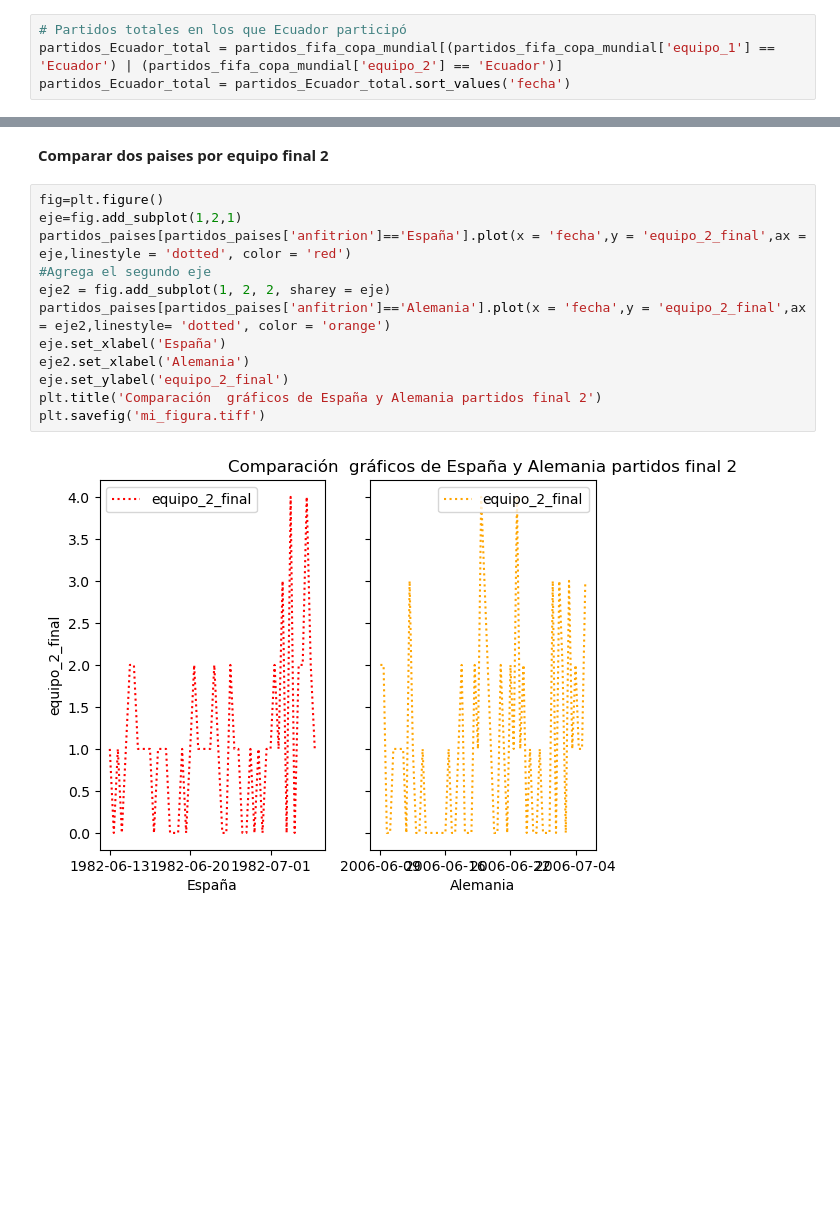
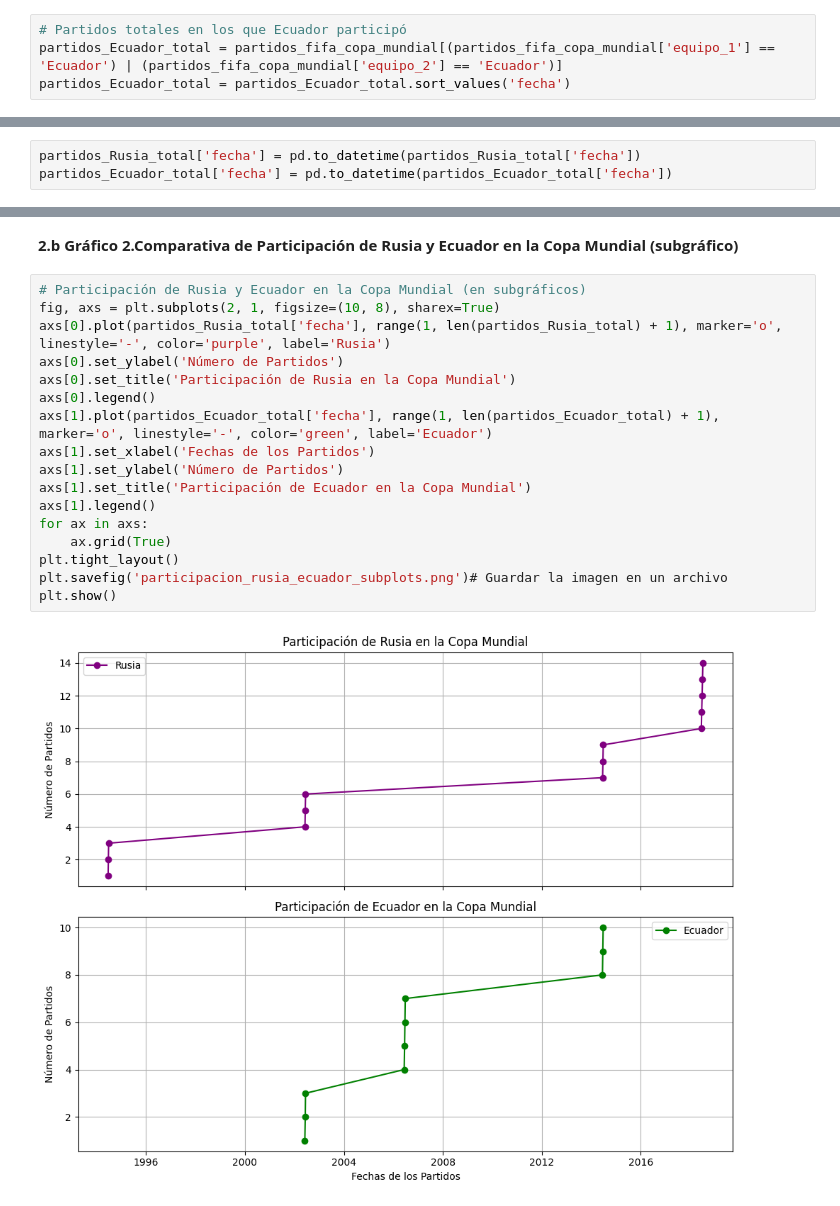
Before and after one commit to IsabelGonzalezR/Python-Classes, a Jupyter notebook: Tasks/3 Task 3/Task #3.ipynb, the cells around one changed output, grey strips where cells are left out. Cells and saved outputs as stored; diff of their text form; blank space fills up the shorter version.

```diff
--- a/Tasks/3 Task 3/Task #3.ipynb
+++ b/Tasks/3 Task 3/Task #3.ipynb
@@ -121 +128,4 @@ plt.savefig('mi_figura.tiff') #Guardando Figura
+# %%
+partidos_Rusia_total['fecha'] = pd.to_datetime(partidos_Rusia_total['fecha'])
+partidos_Ecuador_total['fecha'] = pd.to_datetime(partidos_Ecuador_total['fecha'])
 # %%
@@ -165,16 +146,21 @@ plt.savefig('mi_figura.tiff')
-# %% [markdown]
-**Comparar dos paises por equipo final 2**
-# %%
-fig=plt.figure()
-eje=fig.add_subplot(1,2,1)
-partidos_paises[partidos_paises['anfitrion']=='España'].plot(x = 'fecha',y = 'equipo_2_final',ax = eje,linestyle = 'dotted', color = 'red')
-#Agrega el segundo eje
-eje2 = fig.add_subplot(1, 2, 2, sharey = eje)
-partidos_paises[partidos_paises['anfitrion']=='Alemania'].plot(x = 'fecha',y = 'equipo_2_final',ax = eje2,linestyle= 'dotted', color = 'orange')
-eje.set_xlabel('España')
-eje2.set_xlabel('Alemania')
-eje.set_ylabel('equipo_2_final')
-plt.title('Comparación  gráficos de España y Alemania partidos final 2')
-plt.savefig('mi_figura.tiff')
-# %% [output]
-[figure, removed]
+# %% [markdown]
+**2.b Gráfico 2.Comparativa de Participación de Rusia y Ecuador en la Copa Mundial (subgráfico)**
+# %%
+# Participación de Rusia y Ecuador en la Copa Mundial (en subgráficos)
+fig, axs = plt.subplots(2, 1, figsize=(10, 8), sharex=True)
+axs[0].plot(partidos_Rusia_total['fecha'], range(1, len(partidos_Rusia_total) + 1), marker='o', linestyle='-', color='purple', label='Rusia')
+axs[0].set_ylabel('Número de Partidos')
+axs[0].set_title('Participación de Rusia en la Copa Mundial')
+axs[0].legend()
+axs[1].plot(partidos_Ecuador_total['fecha'], range(1, len(partidos_Ecuador_total) + 1), marker='o', linestyle='-', color='green', label='Ecuador')
+axs[1].set_xlabel('Fechas de los Partidos')
+axs[1].set_ylabel('Número de Partidos')
+axs[1].set_title('Participación de Ecuador en la Copa Mundial')
+axs[1].legend()
+for ax in axs:
+    ax.grid(True)
+plt.tight_layout()
+plt.savefig('participacion_rusia_ecuador_subplots.png')# Guardar la imagen en un archivo
+plt.show()
+# %% [output]
+[figure, added]
```
Also changed, not shown: parts of 13 cells of this notebook.
